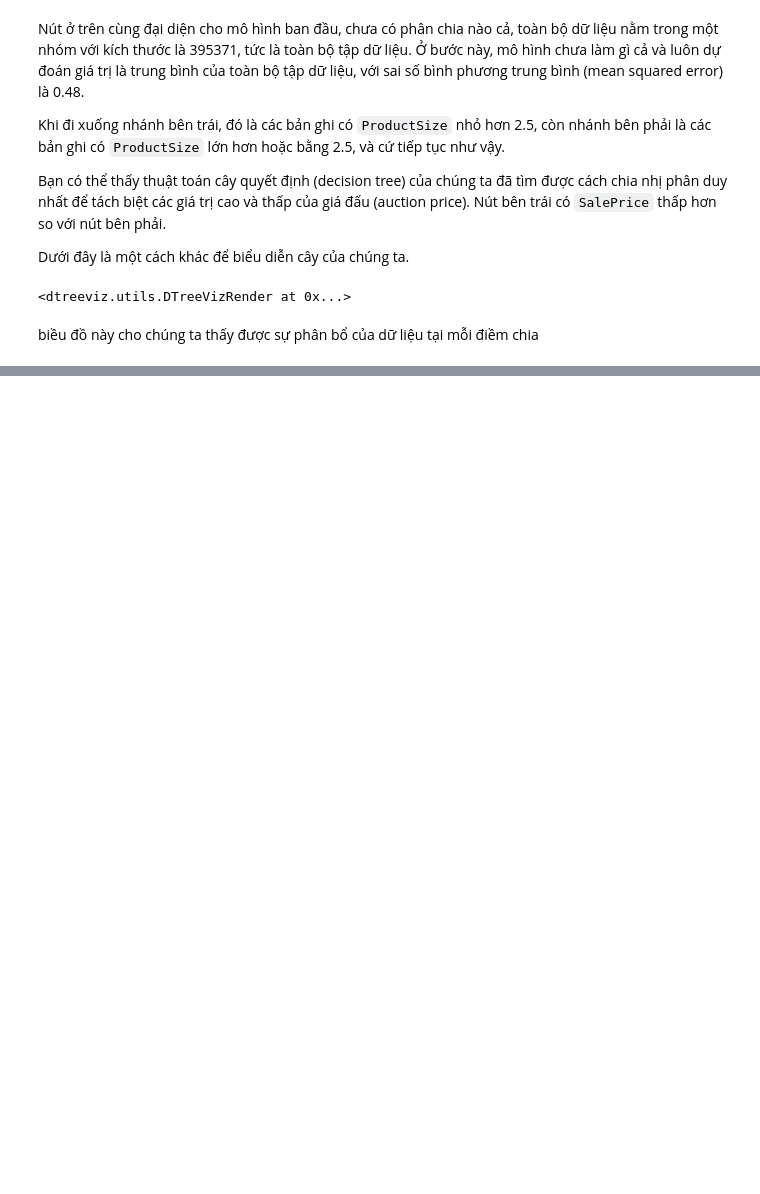
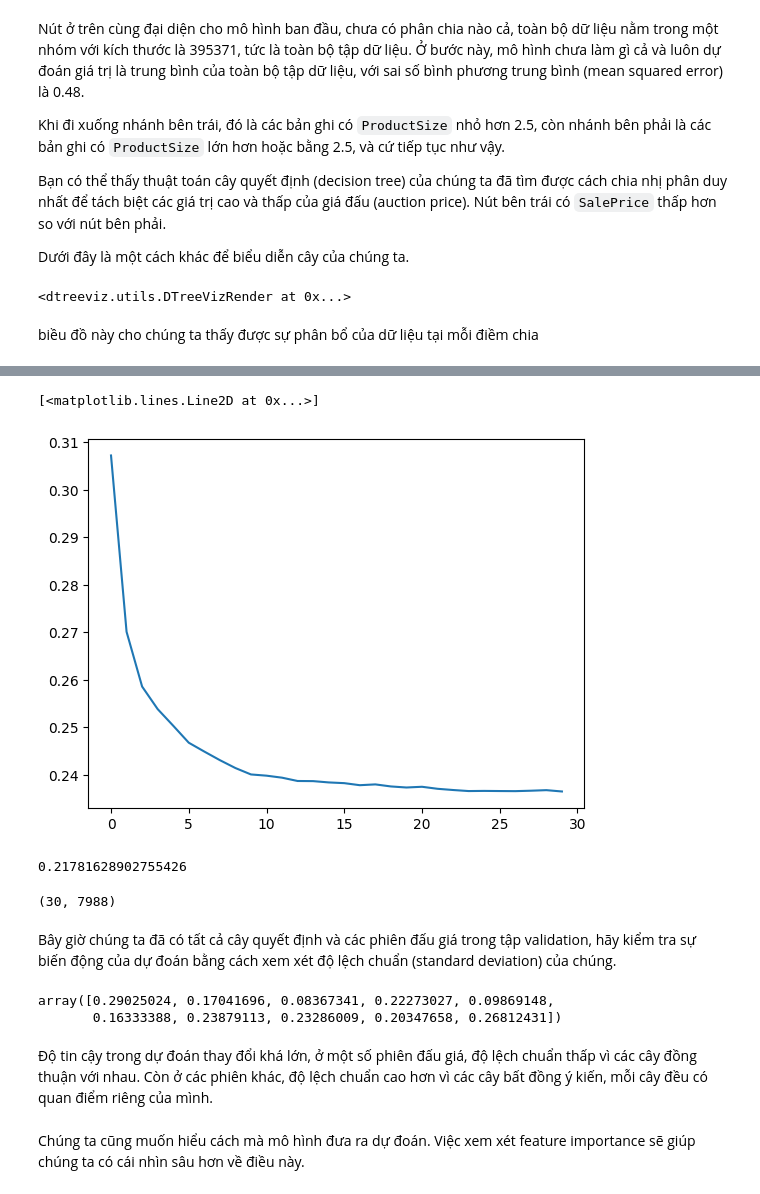
Before and after one commit to bhdai/nhom12, a Jupyter notebook: notebooks/bulldozer_model.ipynb, the cells around one changed output, grey strips where cells are left out. Saved outputs shown, nothing was run; the diff lists cells and outputs as text; code cells hidden in the pictures; blank space fills up the shorter version.

```diff
--- a/notebooks/bulldozer_model.ipynb
+++ b/notebooks/bulldozer_model.ipynb
@@ -394,7 +534,6 @@ for col in obj_cols:
 # %%
 cat_cols  = df.select_dtypes(include=['category']).columns.to_list()
 for col in cat_cols:
-    df[f'has_{col}'] = (~df[col].isna()).astype('int8')
     df[col] = df[col].cat.codes + 1
 # %%
 df.info()
@@ -425,3 +569,9 @@ trn_data, val_data = df.iloc[trn_idx], df.iloc[val_idx]
+# %%
+cond = (df.saleYear<2011) | (df.saleMonth<10)
+trn_idx = np.where( cond)[0]
+val_idx = np.where(~cond)[0]
+
+trn_data, val_data = df.iloc[trn_idx], df.iloc[val_idx]
 # %%
 trn_data.shape, val_data.shape
 # %% [output]
@@ -483,0 +636,3 @@ np.int64(12063)
+# %%
+model = RandomForestRegressor(n_estimators=30, max_samples=200_000, max_features=0.5,
+                              min_samples_leaf=10, oob_score=True, n_jobs=-1).fit(Xs, y)
@@ -483,0 +643,3 @@ np.int64(12063)
+# %%
+preds = np.stack([t.predict(val_Xs.values) for t in model.estimators_])
+preds
@@ -483,0 +660,25 @@ np.int64(12063)
+# %%
+plt.plot([rmse(preds[:i+1].mean(axis=0), val_y) for i in range(30)])
+# %% [output]
+[<matplotlib.lines.Line2D at 0x...>]
+[figure, added]
+# %%
+rmse(model.oob_prediction_, y)
+# %% [output]
+0.21781628902755426
+# %%
+preds.shape
+# %% [output]
+(30, 7988)
+# %% [markdown]
+Bây giờ chúng ta đã có tất cả cây quyết định và các phiên đấu giá trong tập validation, hãy kiểm tra sự biến động của dự đoán bằng cách xem xét độ lệch chuẩn (standard deviation) của chúng.
+# %%
+pred_std = preds.std(0)
+pred_std[:10]
+# %% [output]
+array([0.29025024, 0.17041696, 0.08367341, 0.22273027, 0.09869148,
+       0.16333388, 0.23879113, 0.23286009, 0.20347658, 0.26812431])
+# %% [markdown]
+Độ tin cậy trong dự đoán thay đổi khá lớn, ở một số phiên đấu giá, độ lệch chuẩn thấp vì các cây đồng thuận với nhau. Còn ở các phiên khác, độ lệch chuẩn cao hơn vì các cây bất đồng ý kiến, mỗi cây đều có quan điểm riêng của mình.
+# %% [markdown]
+Chúng ta cũng muốn hiểu cách mà mô hình đưa ra dự đoán. Việc xem xét feature importance sẽ giúp chúng ta có cái nhìn sâu hơn về điều này.
```
Also changed, not shown: parts of 108 cells of this notebook.
